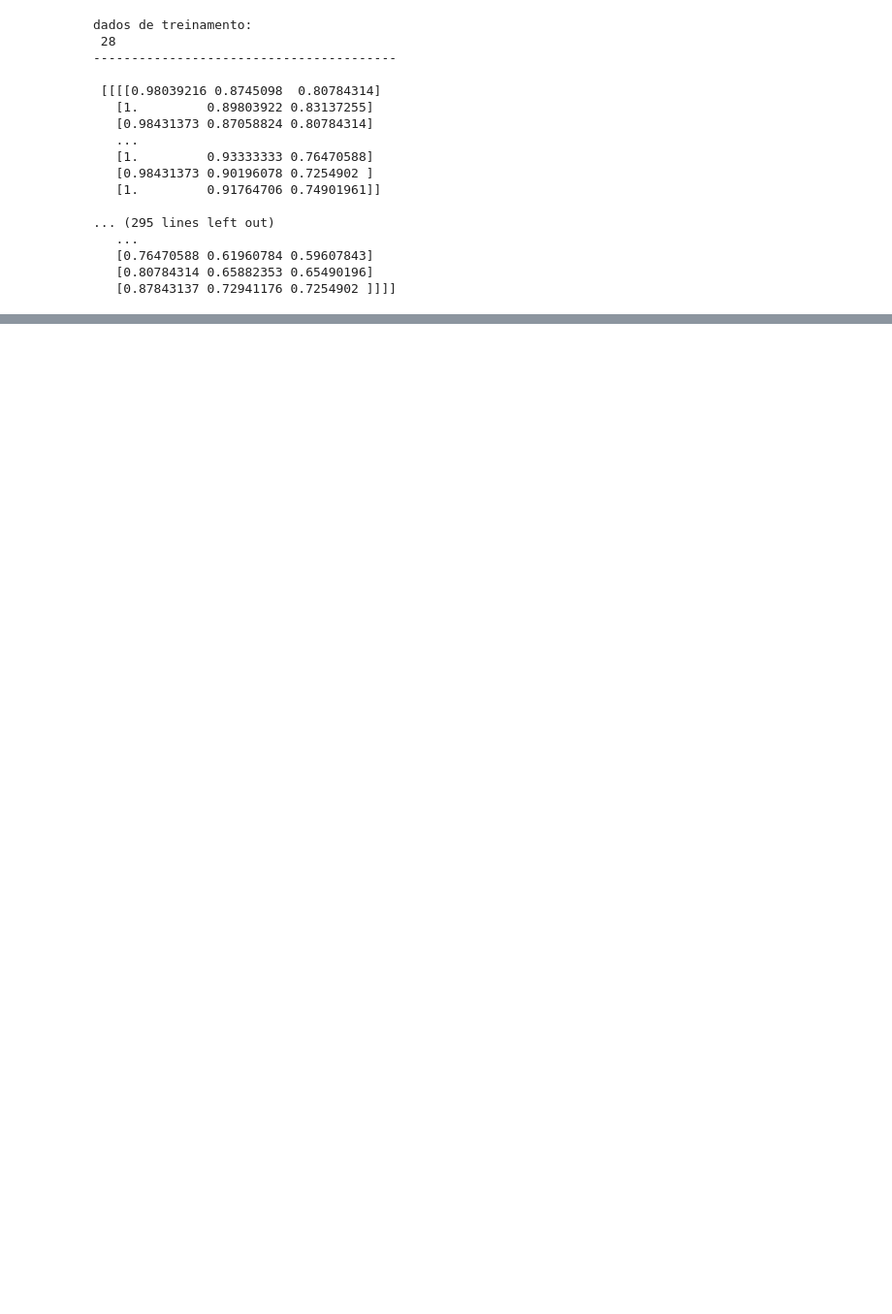
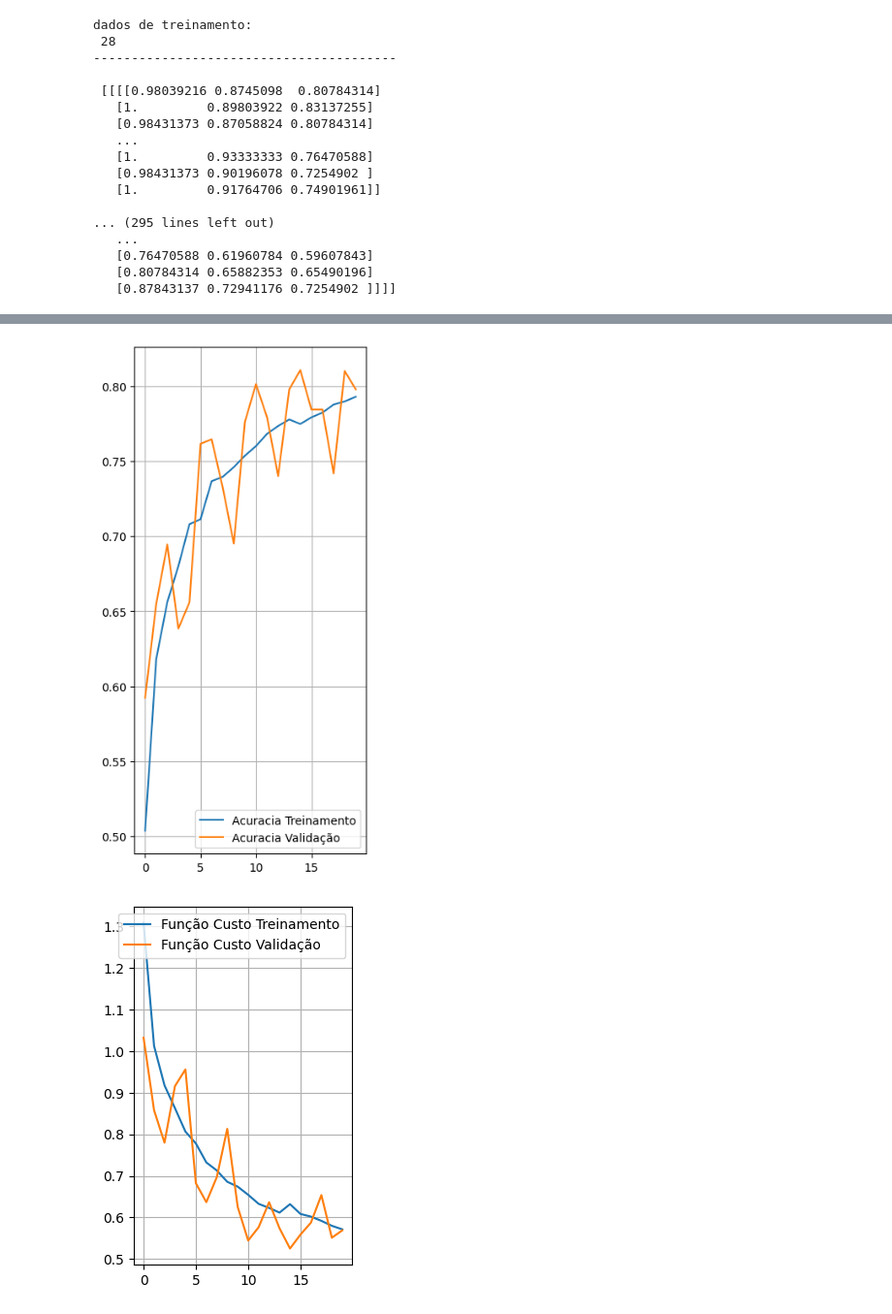
Before and after one commit to Jitesh193/IA048, a Jupyter notebook: EFC3/efc_175867_teste1.ipynb, the cells around one changed output, grey strips where cells are left out. Shown at 97% size. Cells and saved outputs as stored; diff of their text form; code cells hidden in the pictures; blank space fills up the shorter version.

```diff
--- a/EFC3/efc_175867_teste1.ipynb
+++ b/EFC3/efc_175867_teste1.ipynb
@@ -103,26 +137,29 @@ hist = model.fit(TrainX_n, TrainY, batch_size=best_size, epochs=30, verbose=1, v
 # %%
 acc = hist.history['accuracy']
 validation_acc = hist.history['val_accuracy']
 
 loss = hist.history['loss']
 val_loss = hist.history['val_loss']
 
-range_epochs = np.arange(15)
+range_epochs = np.arange(20)
 
 plt.figure(figsize=(8,8))
 plt.subplot(1,2,1)
 plt.plot(range_epochs,acc, label='Acuracia Treinamento')
 plt.plot(range_epochs,validation_acc, label='Acuracia Validação')
 plt.legend(loc='lower right')
 plt.grid(True)
 plt.show()
 
 plt.subplot(1,2,2)
 plt.plot(range_epochs,loss, label='Função Custo Treinamento')
 plt.plot(range_epochs,val_loss, label='Função Custo Validação')
-plt.legend(loc='lower right')
+plt.legend(loc='upper right')
 plt.grid(True)
 plt.show()
+# %% [output]
+[figure, added]
+[figure, added]
 # %%
 import itertools
 #Plot the confusion matrix. Set Normalize = True/False
```
Also changed, not shown: parts of 4 cells of this notebook, 2 other files.
